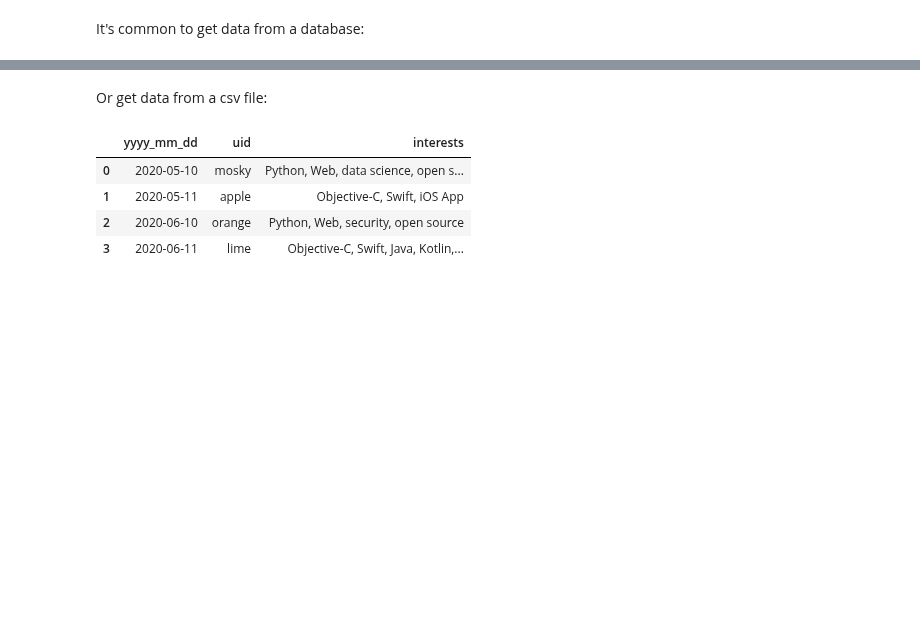
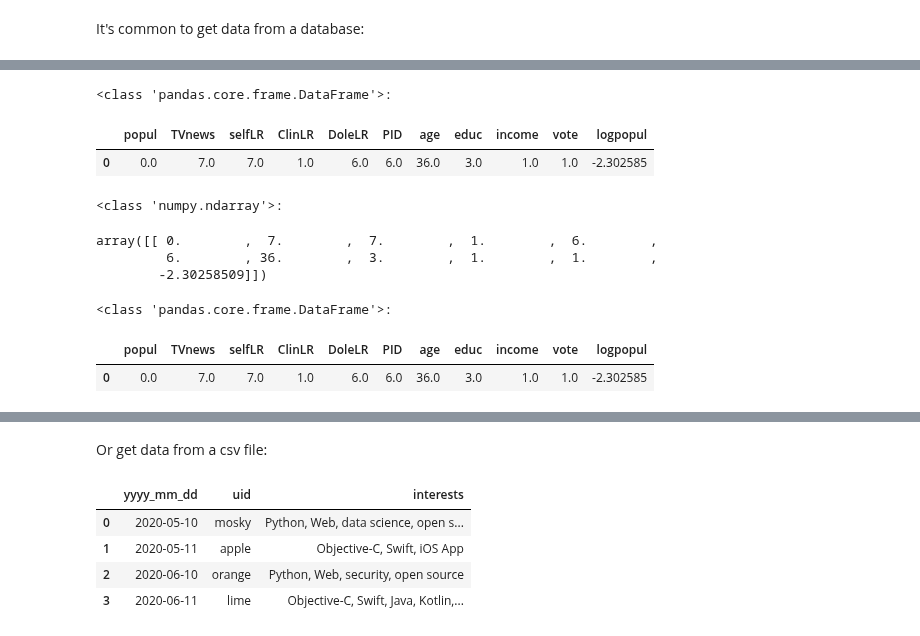
Before and after one commit to moskytw/data-science-with-python, a Jupyter notebook: handouts/pandas_preprocessing.ipynb, the cells around one changed output, grey strips where cells are left out. Saved outputs shown, nothing was run; the diff lists cells and outputs as text; code cells hidden in the pictures; blank space fills up the shorter version.

```diff
--- a/handouts/pandas_preprocessing.ipynb
+++ b/handouts/pandas_preprocessing.ipynb
@@ -62,3 +87,38 @@ display(df.head(3),
 | 50% | 27.000000 | 4.000000 | 4.000000 | 3.000000 | 6.000000 | 2.000000 | 40.000000 | 5.0 | 17.000000 | 0.000000 | 3.299534 |
 | 75% | 100.000000 | 7.000000 | 6.000000 | 4.000000 | 6.000000 | 5.000000 | 53.750000 | 5.0 | 21.000000 | 1.000000 | 4.606170 |
 | max | 7300.000000 | 7.000000 | 7.000000 | 6.000000 | 7.000000 | 6.000000 | 87.000000 | 5.0 | 24.000000 | 1.000000 | 8.895643 |
+# %%
+df = df_1
+
+# pandas' dataframe is good
+print(type(df), ':', sep='')
+display(df.head(1))
+print()
+
+# but may not efficient enough when calculation
+# lib will convert dataframes into numpy's ndarrays (nd for n-dimension)
+# or you have to convert it by yourself
+X = df.values
+print(type(X), ':', sep='')
+display(X[0:1, :])
+print()
+
+# data with _labels_ are easier to interpret
+# let's add the labels back
+df = pd.DataFrame(X,
+                  index=df.index,
+                  columns=df.columns)
+print(type(df), ':', sep='')
+display(df.head(1))
+print()
+# %% [output]
+<class 'pandas.core.frame.DataFrame'>:
+|  | popul | TVnews | selfLR | ClinLR | DoleLR | PID | age | educ | income | vote | logpopul |
+| 0 | 0.0 | 7.0 | 7.0 | 1.0 | 6.0 | 6.0 | 36.0 | 3.0 | 1.0 | 1.0 | -2.302585 |
+<class 'numpy.ndarray'>:
+array([[ 0.        ,  7.        ,  7.        ,  1.        ,  6.        ,
+         6.        , 36.        ,  3.        ,  1.        ,  1.        ,
+        -2.30258509]])
+<class 'pandas.core.frame.DataFrame'>:
+|  | popul | TVnews | selfLR | ClinLR | DoleLR | PID | age | educ | income | vote | logpopul |
+| 0 | 0.0 | 7.0 | 7.0 | 1.0 | 6.0 | 6.0 | 36.0 | 3.0 | 1.0 | 1.0 | -2.302585 |
```
Also changed, not shown: parts of 13 cells of this notebook.
